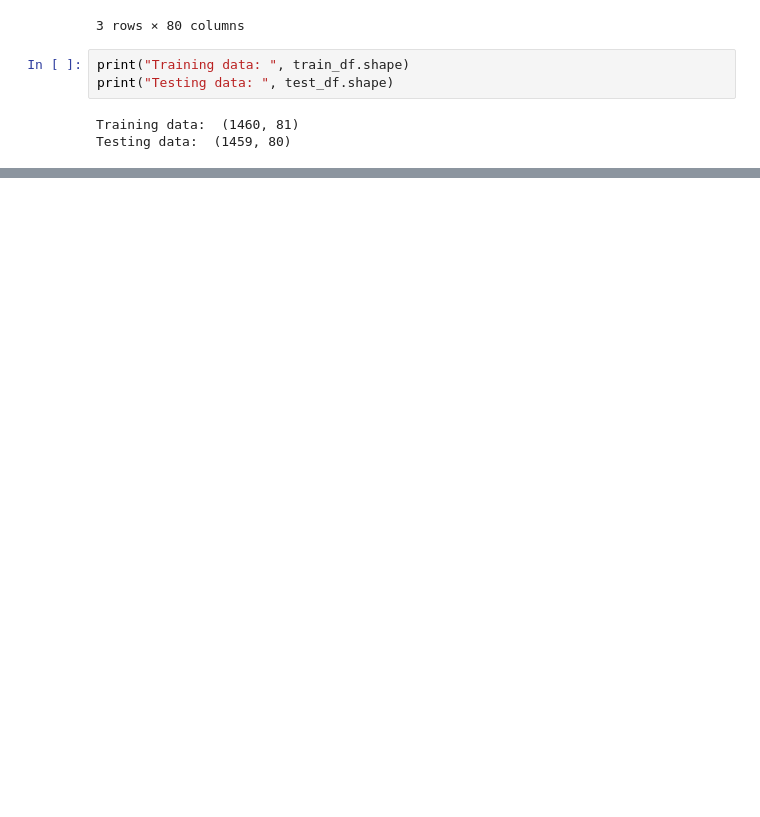
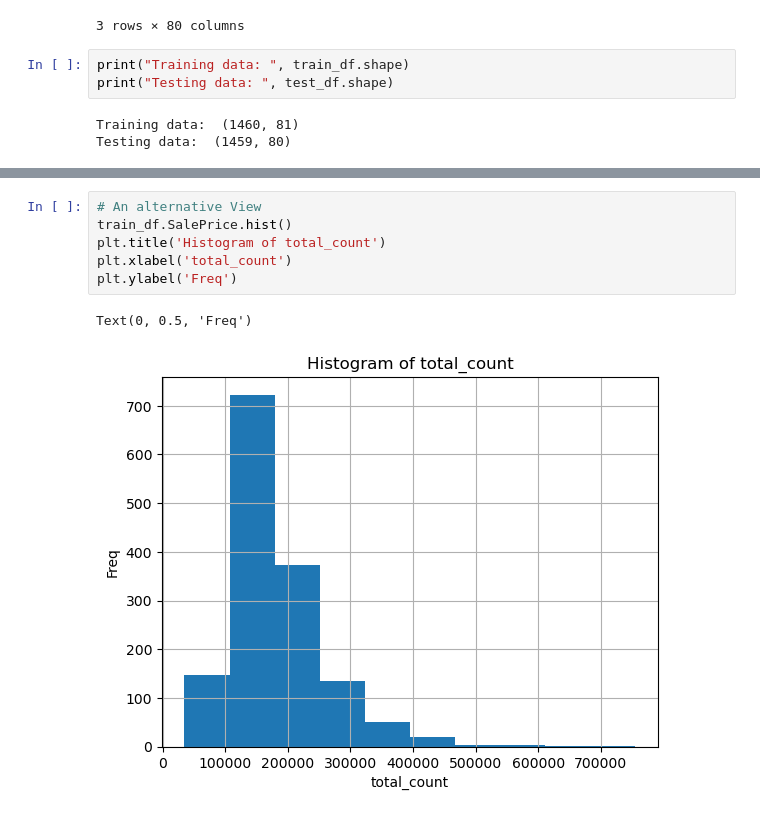
Before and after one commit to dilruu89/Kaggle, a Jupyter notebook: 01-data-exploration-house-pricing.ipynb, the cells around one changed output, grey strips where cells are left out. Saved outputs shown, nothing was run; the diff lists cells and outputs as text; blank space fills up the shorter version.

```diff
--- a/01-data-exploration-house-pricing.ipynb
+++ b/01-data-exploration-house-pricing.ipynb
@@ -58,0 +90,9 @@ Testing data:  (1459, 80)
+# %%
+# An alternative View
+train_df.SalePrice.hist()
+plt.title('Histogram of total_count')
+plt.xlabel('total_count')
+plt.ylabel('Freq')
+# %% [output]
+Text(0, 0.5, 'Freq')
+[figure, added]
```
Also changed, not shown: parts of 6 cells of this notebook.
